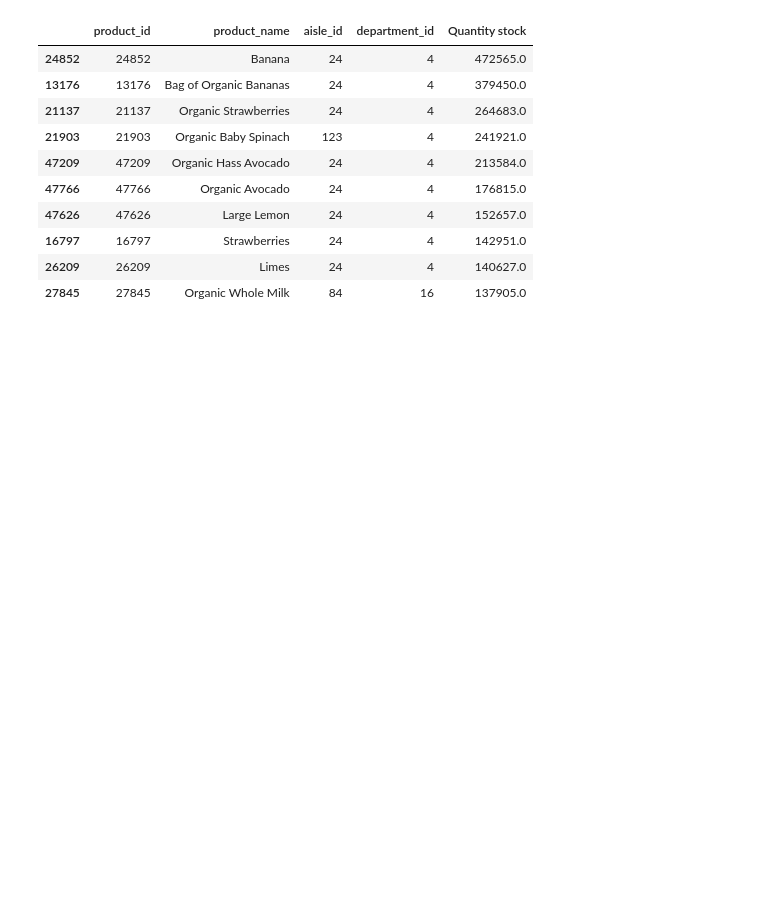
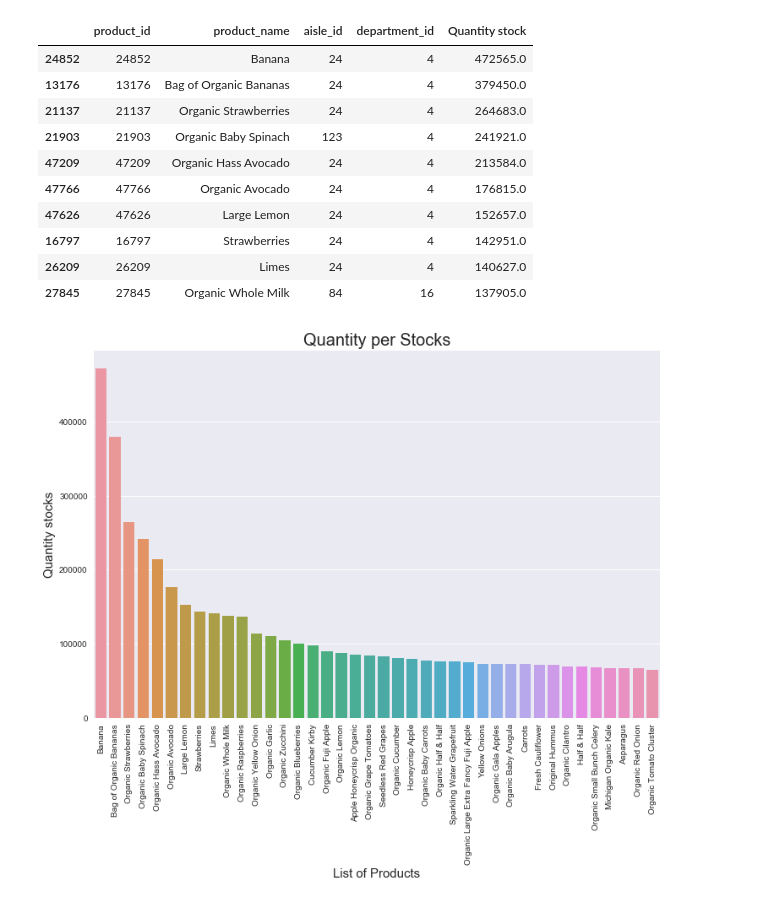
Before and after one commit to JAsanka/BUSINESS-INTELLIGENCE-SYSTEM, a Jupyter notebook: Untitled.ipynb, the cells around one changed output. Cells and saved outputs as stored; diff of their text form; code cells hidden in the pictures; blank space fills up the shorter version.

```diff
--- a/Untitled.ipynb
+++ b/Untitled.ipynb
@@ -139,7 +146,7 @@ plt.show()
 # %% [output]
 [figure]
 # %%
-order_products__prior = pd.read_csv(path+files_csv[4])
+order_products__prior = pd.read_csv(path+files_csv[3])
 order_products__prior.head()
 # %% [output]
 |  | order_id | product_id | add_to_cart_order | reordered |
@@ -161,7 +168,7 @@ proir_order.head()
 5      15
 Name: product_id, dtype: int64
 # %%
-products = pd.read_csv(path+files_csv[5])
+products = pd.read_csv(path+files_csv[4])
 products.head()
 # %% [output]
 |  | product_id | product_name | aisle_id | department_id |
@@ -198,9 +205,11 @@ products.head(10)
 | 27845 | 27845 | Organic Whole Milk | 84 | 16 | 137905.0 |
 # %%
 plt.figure(figsize=(12,8))
-sns.barplot(one_week.index, one_week.values)
+sns.barplot(products["product_name"].head(40), products["Quantity stock"].head(40))
 plt.xticks(rotation="vertical")
-plt.xlabel("Days in a Week", fontsize=15)
-plt.ylabel("Item Quantity", fontsize=15)
-plt.title("Items sold in a week", fontsize=20)
+plt.xlabel("List of Products", fontsize=15)
+plt.ylabel("Quantity stocks", fontsize=15)
+plt.title("Quantity per Stocks", fontsize=20)
 plt.show()
+# %% [output]
+[figure, added]
```
Also changed, not shown: parts of 26 cells of this notebook.
